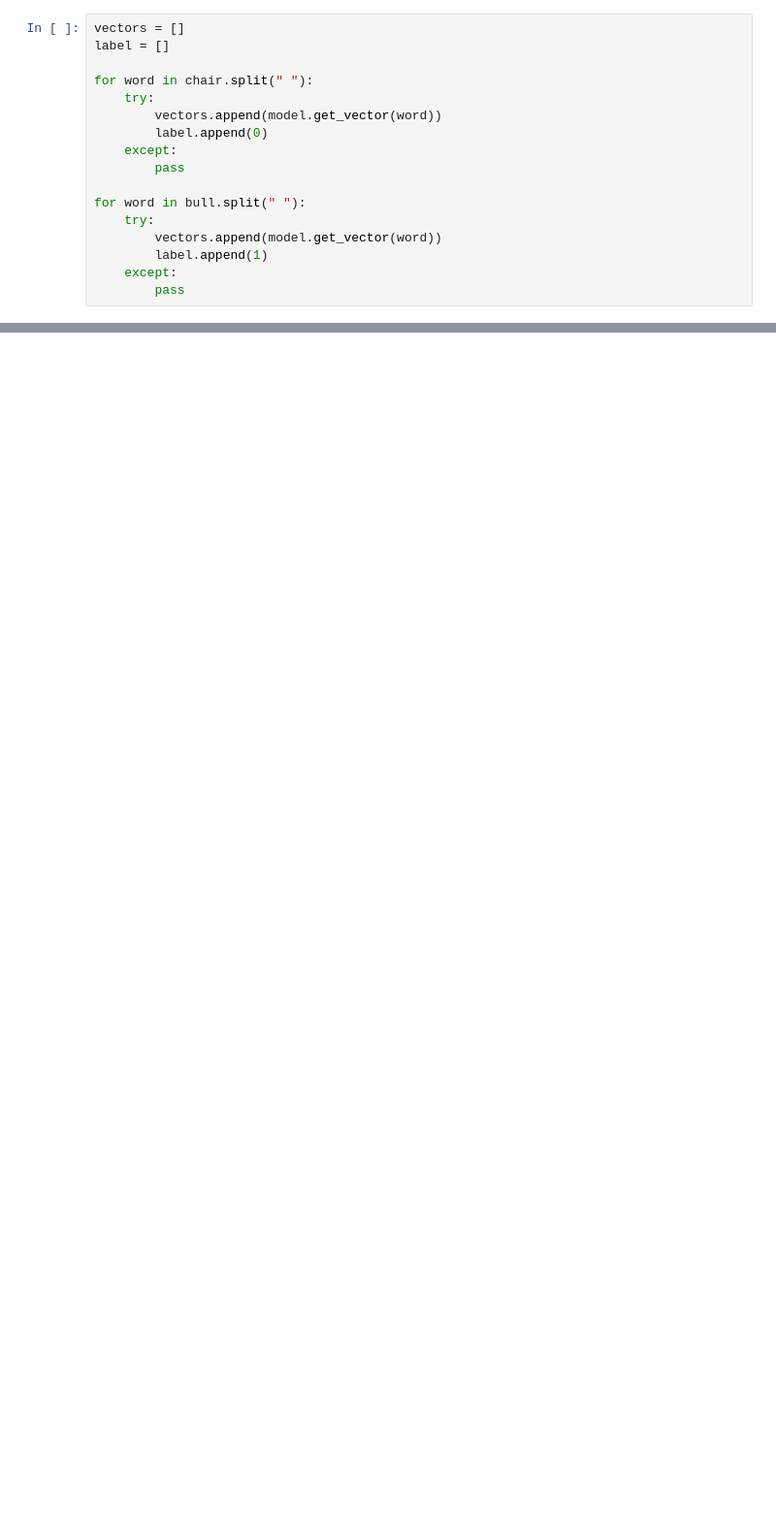
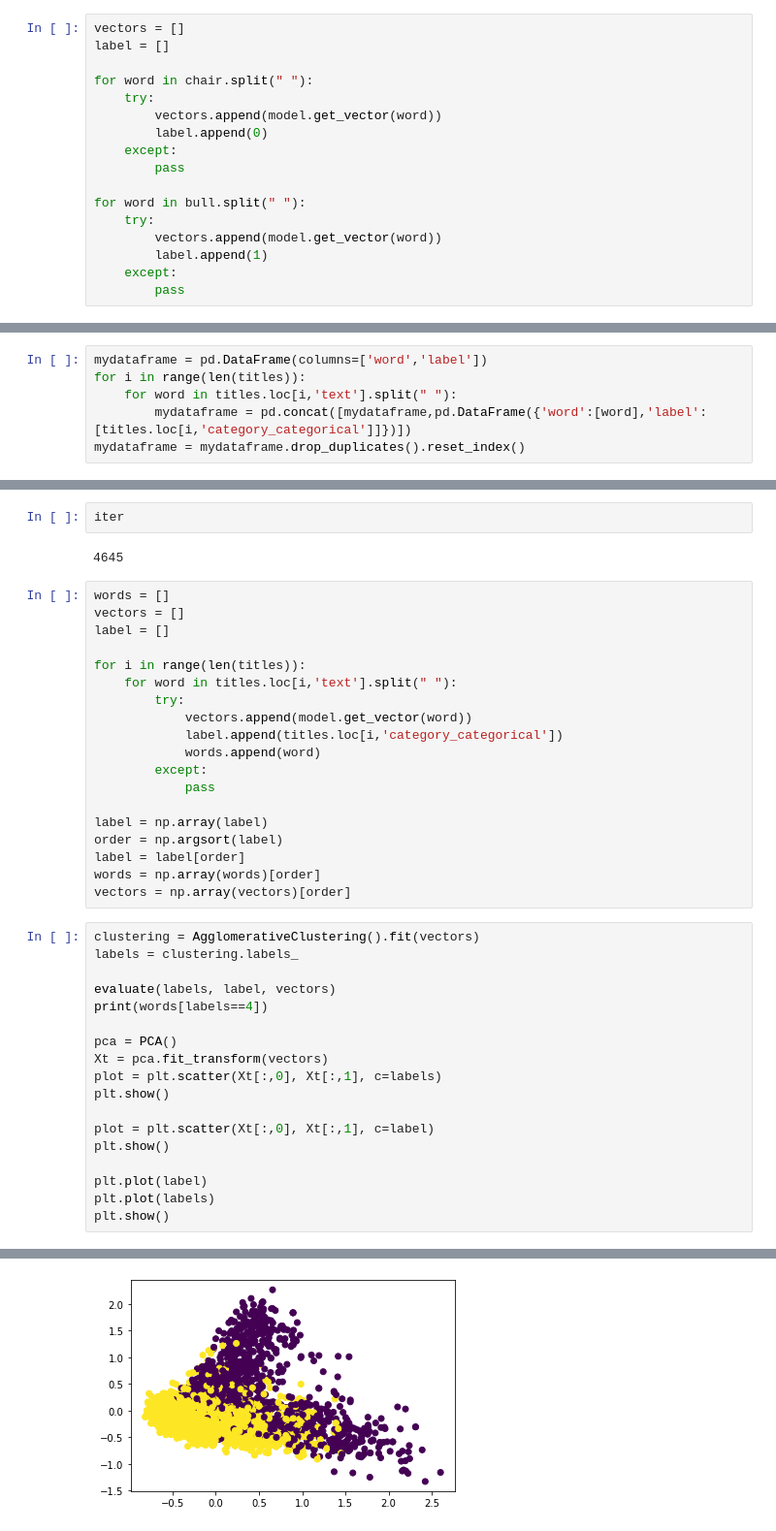
Before and after one commit to jsobolew/MED22ZDBSCAN, a Jupyter notebook: word2vec.ipynb, the cells around one changed output, grey strips where cells are left out. Shown at 97% size. Saved outputs shown, nothing was run; the diff lists cells and outputs as text; blank space fills up the shorter version.

```diff
--- a/word2vec.ipynb
+++ b/word2vec.ipynb
@@ -75,0 +124,6 @@ Silhouette Coefficient: 0.282
+# %%
+mydataframe = pd.DataFrame(columns=['word','label'])
+for i in range(len(titles)):
+    for word in titles.loc[i,'text'].split(" "):
+        mydataframe = pd.concat([mydataframe,pd.DataFrame({'word':[word],'label':[titles.loc[i,'category_categorical']]})])
+mydataframe = mydataframe.drop_duplicates().reset_index()
@@ -75,0 +148,42 @@ Silhouette Coefficient: 0.282
+# %%
+iter
+# %% [output]
+4645
+# %%
+words = []
+vectors = []
+label = []
+
+for i in range(len(titles)):
+    for word in titles.loc[i,'text'].split(" "):
+        try:
+            vectors.append(model.get_vector(word))
+            label.append(titles.loc[i,'category_categorical'])
+            words.append(word)
+        except:
+            pass
+
+label = np.array(label)
+order = np.argsort(label)
+label = label[order]
+words = np.array(words)[order]
+vectors = np.array(vectors)[order]
+# %%
+clustering = AgglomerativeClustering().fit(vectors)
+labels = clustering.labels_
+
+evaluate(labels, label, vectors)
+print(words[labels==4])
+
+pca = PCA()
+Xt = pca.fit_transform(vectors)
+plot = plt.scatter(Xt[:,0], Xt[:,1], c=labels)
+plt.show()
+
+plot = plt.scatter(Xt[:,0], Xt[:,1], c=label)
+plt.show()
+
+plt.plot(label)
+plt.plot(labels)
+plt.show()
+# %% [output]
@@ -75,0 +199 @@ Silhouette Coefficient: 0.282
+[figure, added]
```
Also changed, not shown: parts of 11 cells of this notebook, 5 other files.
